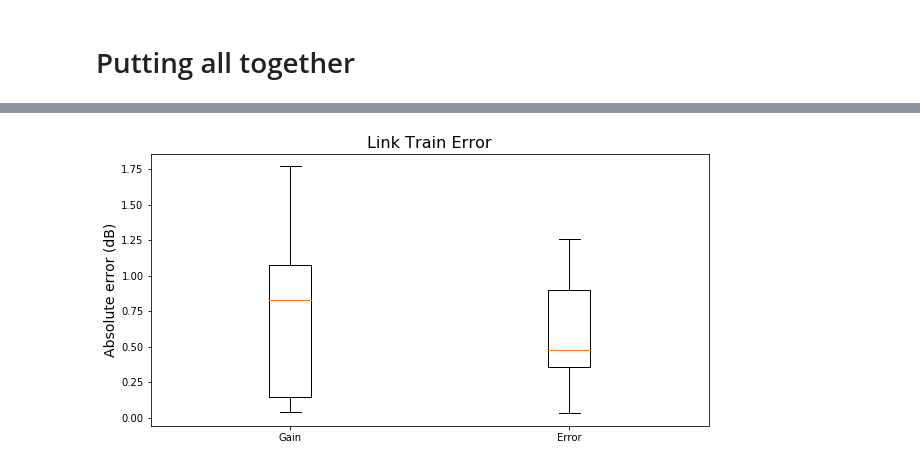
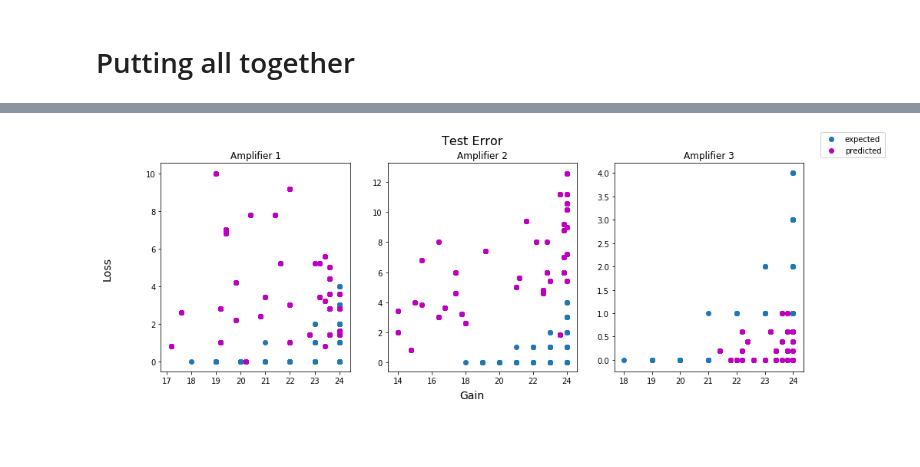
Before and after one commit to Leandro97/ACOPResults, a Jupyter notebook: MultiRegressor/3amp/ACOPRegressor.ipynb, the cells around one changed output, grey strips where cells are left out. Saved outputs shown, nothing was run; the diff lists cells and outputs as text; code cells hidden in the pictures; blank space fills up the shorter version.

```diff
--- a/MultiRegressor/3amp/ACOPRegressor.ipynb
+++ b/MultiRegressor/3amp/ACOPRegressor.ipynb
@@ -17,6 +17,7 @@ from keras.wrappers.scikit_learn import KerasRegressor
 import pandas as pd
 from sklearn.base import clone
 from sklearn.model_selection import train_test_split
+from sklearn.model_selection import learning_curve
 
 models        = []
 strategyArray = []
@@ -25,6 +26,8 @@ lossArray     = []
 ampNumber     = 3
 
 originalDataSet = pd.read_csv('dataset.txt', sep = ',',header = None)
+originalDataSet = originalDataSet.sample(frac = 1, random_state = 5)
+
 binaryDataSet   = []
 
 for line in originalDataSet.values:
@@ -167,19 +170,24 @@ def plotDistribution(models):
         train_results.append(models[i].predict(np.hstack((X_train, train_results[i - 1]))))
         test_results.append(models[i].predict(np.hstack((X_test, test_results[i - 1]))))
 
-    fig, axis = plt.subplots(figsize = (10, 5))
-    vGain     = np.vectorize(invertGainNorm)
-    vLoss     = np.vectorize(invertLossNorm)
+    fig   = plt.figure(figsize = (15, 5))
+    vGain = np.vectorize(invertGainNorm)
+    vLoss = np.vectorize(invertLossNorm)
 
-    axis.scatter(vGain(y_test[:, ampNumber * 2 - 2]), vLoss(y_test[:, ampNumber * 2 - 1]))
-    axis.scatter(vGain(test_results[-1][:, 0]), vLoss(test_results[-1][:, 1]), c = "m")
+    for i in range(ampNumber):
+        ax = fig.add_subplot(1, 3, i + 1)
 
-    axis.set_title("Test Error - Last Amplifier")
-    axis.set_xlabel("Gain")
-    axis.set_ylabel("Loss")
-    axis.legend(["expected", "predicted"])
+        ax.scatter(vGain(y_test[:, ampNumber * 2 - 2]), vLoss(y_test[:, ampNumber * 2 - 1]))
+        ax.scatter(vGain(test_results[i][:, 0]), vLoss(test_results[i][:, 1]), c = "m")
+        ax.set_title("Amplifier {}".format(i + 1))
+
+    fig.suptitle("Test Error", fontsize = 16)
+    fig.text(0.5, 0.04, 'Gain', ha='center', va='center', fontsize = 14)
+    fig.text(0.06, 0.5, 'Loss', ha='center', va='center', rotation='vertical', fontsize = 14)
+    fig.legend(["expected", "predicted"])
 
     plt.show()
+    return y_test, test_results
 # %%
 def plotGainError():
     fig, axis = plt.subplots(figsize = (10, 5))
@@ -248,4 +298,4 @@ plotLossError()
-# %%
-plotLinkError()
-# %% [output]
-[figure, removed]
+# %%
+yTest, testResults = plotDistribution(models)
+# %% [output]
+[figure, added]
```
Also changed, not shown: parts of 9 cells of this notebook, 1 other file.
